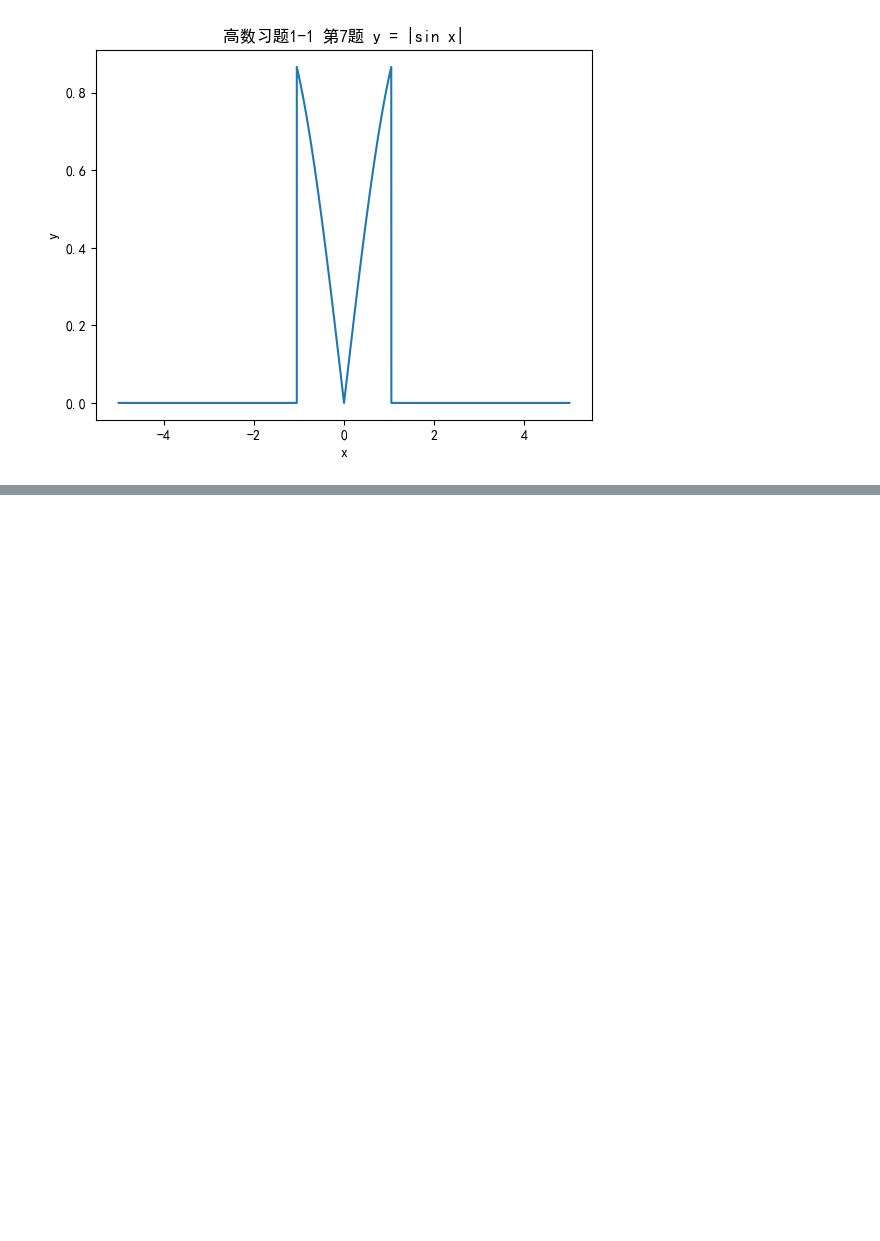
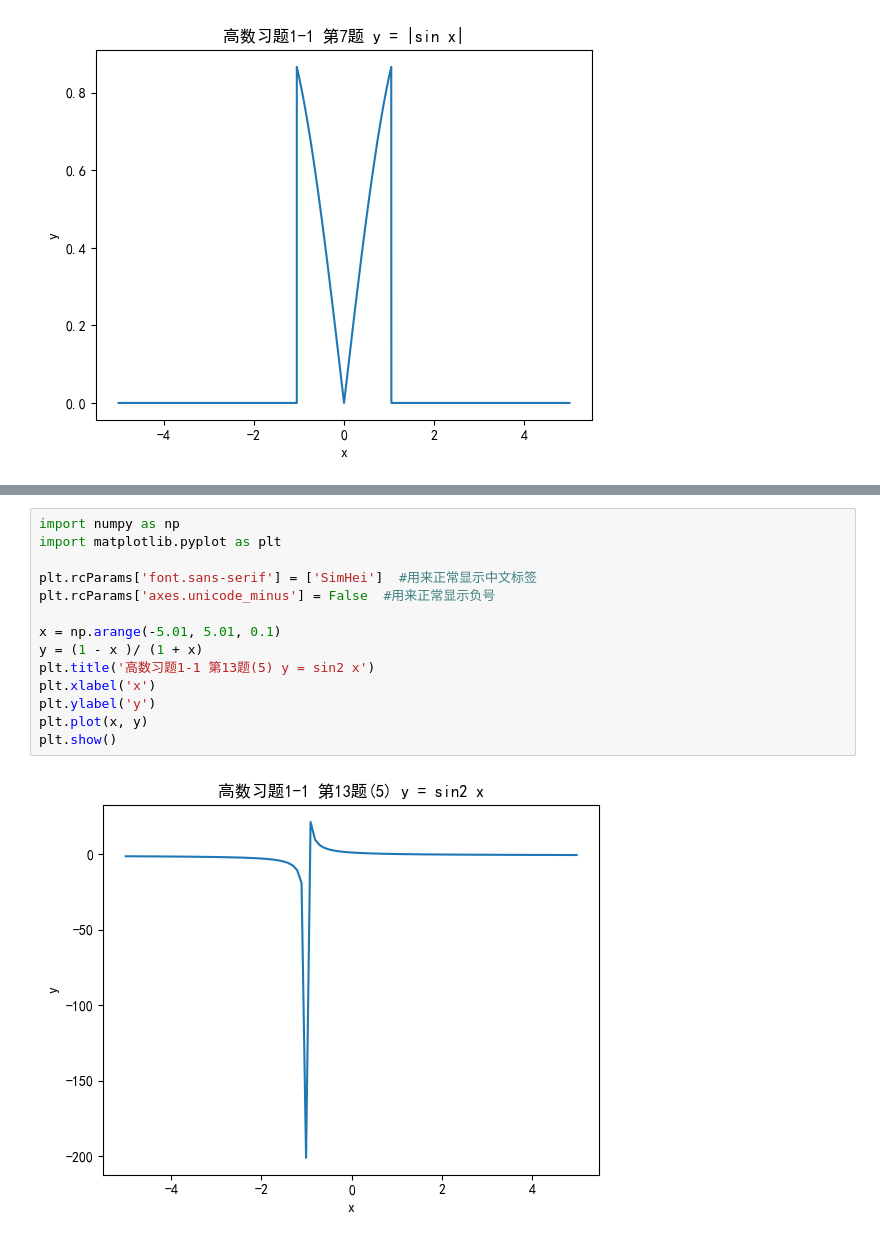
Before and after one commit to zhujz-git/beginning-python, a Jupyter notebook: pandas_excel/math_plt.ipynb, the cells around one changed output, grey strips where cells are left out. Saved outputs shown, nothing was run; the diff lists cells and outputs as text; blank space fills up the shorter version.

```diff
--- a/pandas_excel/math_plt.ipynb
+++ b/pandas_excel/math_plt.ipynb
@@ -16,0 +33,16 @@ plt.show()
+# %%
+import numpy as np
+import matplotlib.pyplot as plt
+
+plt.rcParams['font.sans-serif'] = ['SimHei']  #用来正常显示中文标签
+plt.rcParams['axes.unicode_minus'] = False  #用来正常显示负号
+
+x = np.arange(-5.01, 5.01, 0.1)
+y = (1 - x )/ (1 + x)
+plt.title('高数习题1-1 第13题(5) y = sin2 x')
+plt.xlabel('x')
+plt.ylabel('y')
+plt.plot(x, y)
+plt.show()
+# %% [output]
+[figure, added]
```
Also changed, not shown: parts of 1 cell of this notebook.
